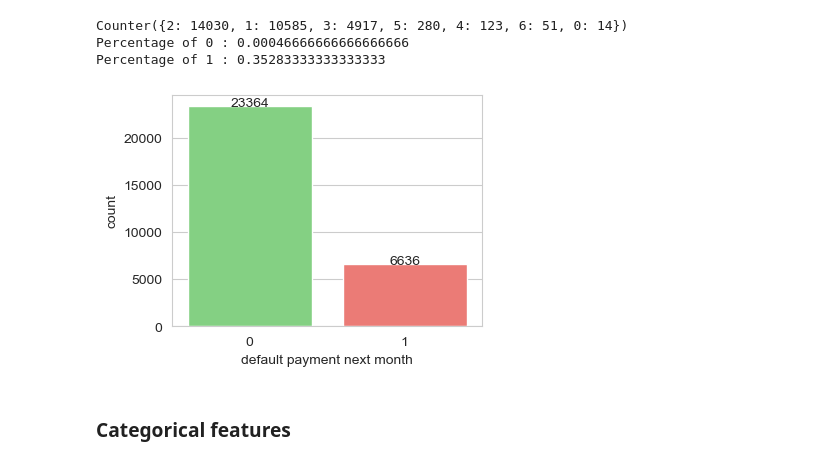
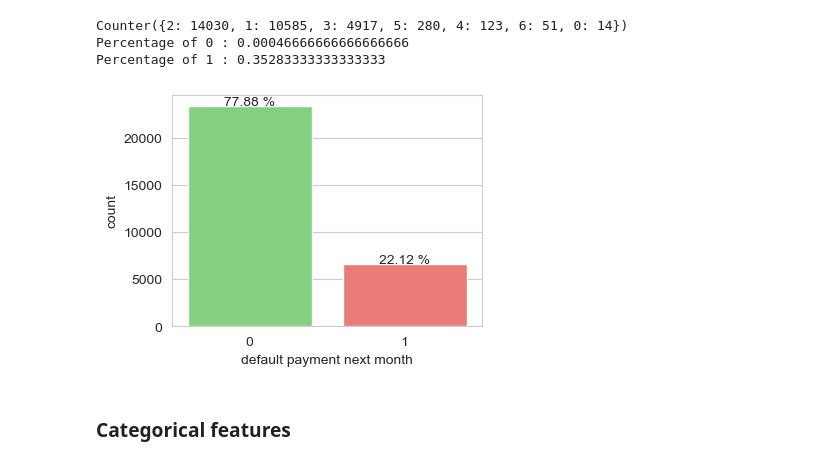
Before and after one commit to francescodisalvo05/credit-card-default, a Jupyter notebook: notebooks/EDA.ipynb, the cells around one changed output. Cells and saved outputs as stored; diff of their text form; code cells hidden in the pictures.

Commit message:
Update charts

```diff
--- a/notebooks/EDA.ipynb
+++ b/notebooks/EDA.ipynb
@@ -107,20 +107,22 @@ Percentage of 1 : 0.35283333333333333
 # %%
 plt.figure(figsize=(4,3))
 graph_target = sns.countplot(x="default payment next month", data=df, palette=['#77DD76','#FF6962'])
 
 i=0
 for p in graph_target.patches:
     height = p.get_height()
 
-    str_plot = f'{df["default payment next month"].value_counts()[i]}'
+    percentage = round(100 * df["default payment next month"].value_counts()[i] / len(df),2)
 
-    graph_target.text(p.get_x()+p.get_width()/2., height + 0.1, str_plot, ha="center")
+    str_plot = f'{percentage} %'
+
+    graph_target.text(p.get_x()+p.get_width()/2., height - 100, str_plot, ha="center")
     i += 1
 
 plt.savefig('../images/02-count_plot.svg')
 plt.show()
 # %% [output]
-[figure, old version]
+[figure, new version]
 # %% [markdown]
 ### Categorical features
 # %%
```
